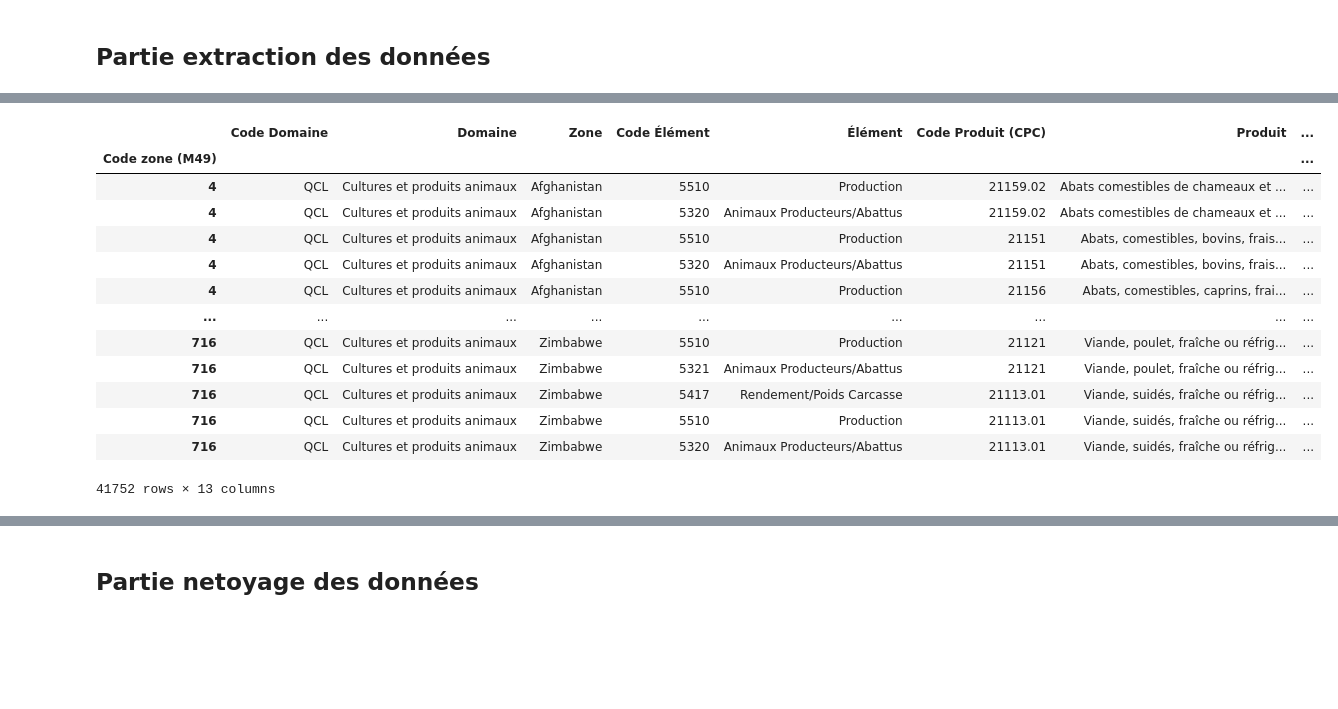
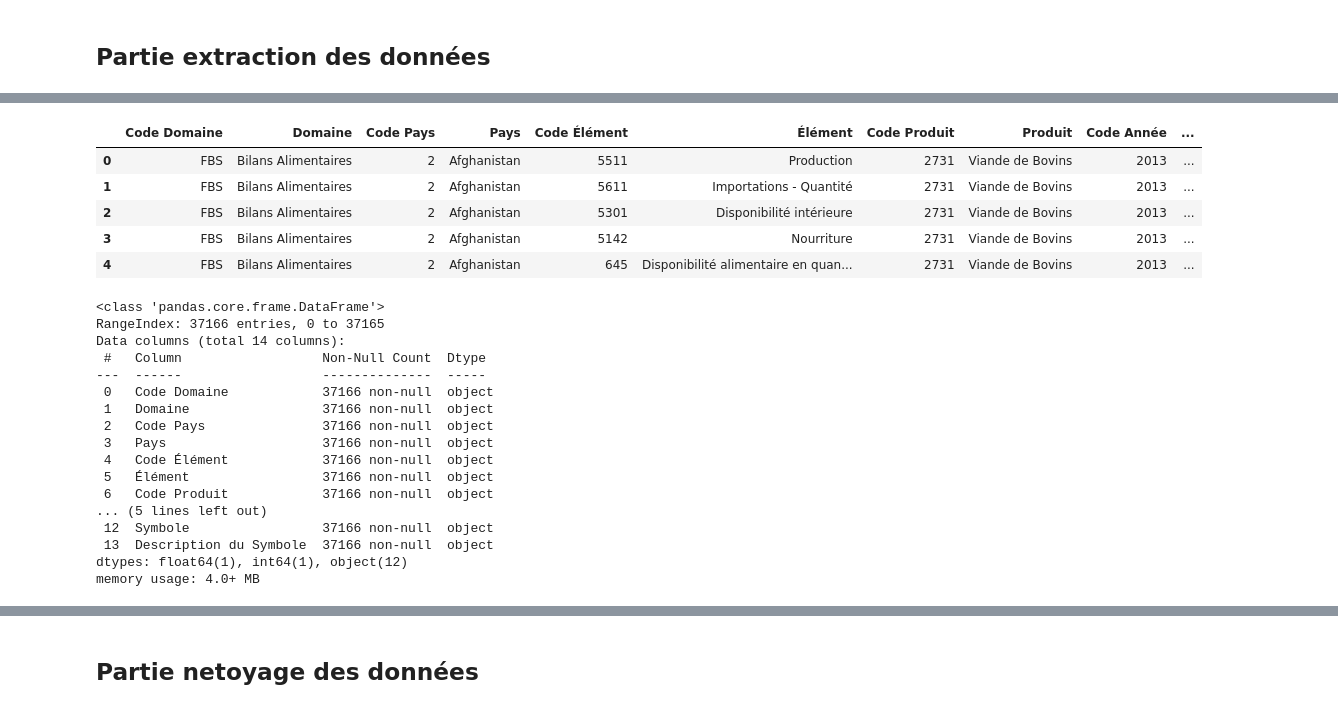
Before and after one commit to data-IA-2023/Groupe-3, a Jupyter notebook: briefs181223 - Mohammed.ipynb, the cells around one changed output, grey strips where cells are left out. Cells and saved outputs as stored; diff of their text form; code cells hidden in the pictures; blank space fills up the shorter version.

```diff
--- a/briefs181223 - Mohammed.ipynb
+++ b/briefs181223 - Mohammed.ipynb
@@ -34,9 +40,9 @@ Les données FAO 2013 : https://github.com/remijul/dataset/tree/master/fao_2013
 # %%
-import pandas as pd
-import numpy as np
 #Chargement des données avec définition de l'index et changement des types des  dimensions
-chemein_BD_vegetal = "fao_2013/FAOSTAT_2013_vegetal.csv"
-FAOSTAT_2013_vegetal = pd.read_csv(chemein_BD_vegetal, sep=',',on_bad_lines='skip', index_col='Code Pays',dtype={'Code Élément': str,'Code Produit':str, 'Code Année':str})
+url_bd="https://github.com/remijul/dataset/raw/4156ed0c38c1f5e81b3bf8e6458a245c5fa6c35a/"
+url_bd=""
+chemein_BD_vegetal = url_bd+"fao_2013/FAOSTAT_2013_vegetal.csv"
+FAOSTAT_2013_vegetal = pd.read_csv(chemein_BD_vegetal, sep=',',on_bad_lines='skip',dtype={'Code Pays': str,'Code Élément': str,'Code Produit':str, 'Année':str, 'Code Année':str})
 
-FAOSTAT_2013_vegetal
+FAOSTAT_2013_vegetal.head()
 # %% [output]
@@ -57,22 +75,34 @@ FAOSTAT_2013_vegetal
 # %%
 
 #Chargement des données avec définition de l'index et changement des types des  dimensions
-chemein_BD_culture = "fao_2020/FAOSTAT_2020_Cultures et produits animaux.csv"
-FAOSTAT_2020_Cultures_produits_animaux = pd.read_csv(chemein_BD_culture, sep=',',on_bad_lines='skip', index_col='Code zone (M49)',dtype={'Code Élément': str,'Code Produit (CPC)':str, 'Code année':str})
+chemein_BD = url_bd+"fao_2013\FAOSTAT_2013_animal.csv"
+FAOSTAT_2013_animal = pd.read_csv(chemein_BD, sep=',',on_bad_lines='skip',dtype={'Code Pays': str,'Code Élément': str,'Code Produit':str, 'Code année':str, 'Année':str})
 
-FAOSTAT_2020_Cultures_produits_animaux
+FAOSTAT_2013_animal.head()
 # %% [output]
-|  | Code Domaine | Domaine | Zone | Code Élément | Élément | Code Produit (CPC) | Produit | ... |
-| Code zone (M49) |  |  |  |  |  |  |  | ... |
-| 4 | QCL | Cultures et produits animaux | Afghanistan | 5510 | Production | 21159.02 | Abats comestibles de chameaux et ... | ... |
-| 4 | QCL | Cultures et produits animaux | Afghanistan | 5320 | Animaux Producteurs/Abattus | 21159.02 | Abats comestibles de chameaux et ... | ... |
-| 4 | QCL | Cultures et produits animaux | Afghanistan | 5510 | Production | 21151 | Abats, comestibles, bovins, frais... | ... |
-| 4 | QCL | Cultures et produits animaux | Afghanistan | 5320 | Animaux Producteurs/Abattus | 21151 | Abats, comestibles, bovins, frais... | ... |
-| 4 | QCL | Cultures et produits animaux | Afghanistan | 5510 | Production | 21156 | Abats, comestibles, caprins, frai... | ... |
-| ... | ... | ... | ... | ... | ... | ... | ... | ... |
-| 716 | QCL | Cultures et produits animaux | Zimbabwe | 5510 | Production | 21121 | Viande, poulet, fraîche ou réfrig... | ... |
-| 716 | QCL | Cultures et produits animaux | Zimbabwe | 5321 | Animaux Producteurs/Abattus | 21121 | Viande, poulet, fraîche ou réfrig... | ... |
-| 716 | QCL | Cultures et produits animaux | Zimbabwe | 5417 | Rendement/Poids Carcasse | 21113.01 | Viande, suidés, fraîche ou réfrig... | ... |
-| 716 | QCL | Cultures et produits animaux | Zimbabwe | 5510 | Production | 21113.01 | Viande, suidés, fraîche ou réfrig... | ... |
-| 716 | QCL | Cultures et produits animaux | Zimbabwe | 5320 | Animaux Producteurs/Abattus | 21113.01 | Viande, suidés, fraîche ou réfrig... | ... |
+|  | Code Domaine | Domaine | Code Pays | Pays | Code Élément | Élément | Code Produit | Produit | Code Année | ... |
+| 0 | FBS | Bilans Alimentaires | 2 | Afghanistan | 5511 | Production | 2731 | Viande de Bovins | 2013 | ... |
+| 1 | FBS | Bilans Alimentaires | 2 | Afghanistan | 5611 | Importations - Quantité | 2731 | Viande de Bovins | 2013 | ... |
+| 2 | FBS | Bilans Alimentaires | 2 | Afghanistan | 5301 | Disponibilité intérieure | 2731 | Viande de Bovins | 2013 | ... |
+| 3 | FBS | Bilans Alimentaires | 2 | Afghanistan | 5142 | Nourriture | 2731 | Viande de Bovins | 2013 | ... |
+| 4 | FBS | Bilans Alimentaires | 2 | Afghanistan | 645 | Disponibilité alimentaire en quan... | 2731 | Viande de Bovins | 2013 | ... |
-41752 rows × 13 columns
+# %%
+FAOSTAT_2013_animal.info()
+# %% [output]
+<class 'pandas.core.frame.DataFrame'>
+RangeIndex: 37166 entries, 0 to 37165
+Data columns (total 14 columns):
+ #   Column                  Non-Null Count  Dtype
+---  ------                  --------------  -----
+ 0   Code Domaine            37166 non-null  object
+ 1   Domaine                 37166 non-null  object
+ 2   Code Pays               37166 non-null  object
+ 3   Pays                    37166 non-null  object
+ 4   Code Élément            37166 non-null  object
+ 5   Élément                 37166 non-null  object
+ 6   Code Produit            37166 non-null  object
+... (5 lines left out)
+ 12  Symbole                 37166 non-null  object
+ 13  Description du Symbole  37166 non-null  object
+dtypes: float64(1), int64(1), object(12)
+memory usage: 4.0+ MB
```
Also changed, not shown: parts of 48 cells of this notebook, 5 other files.
